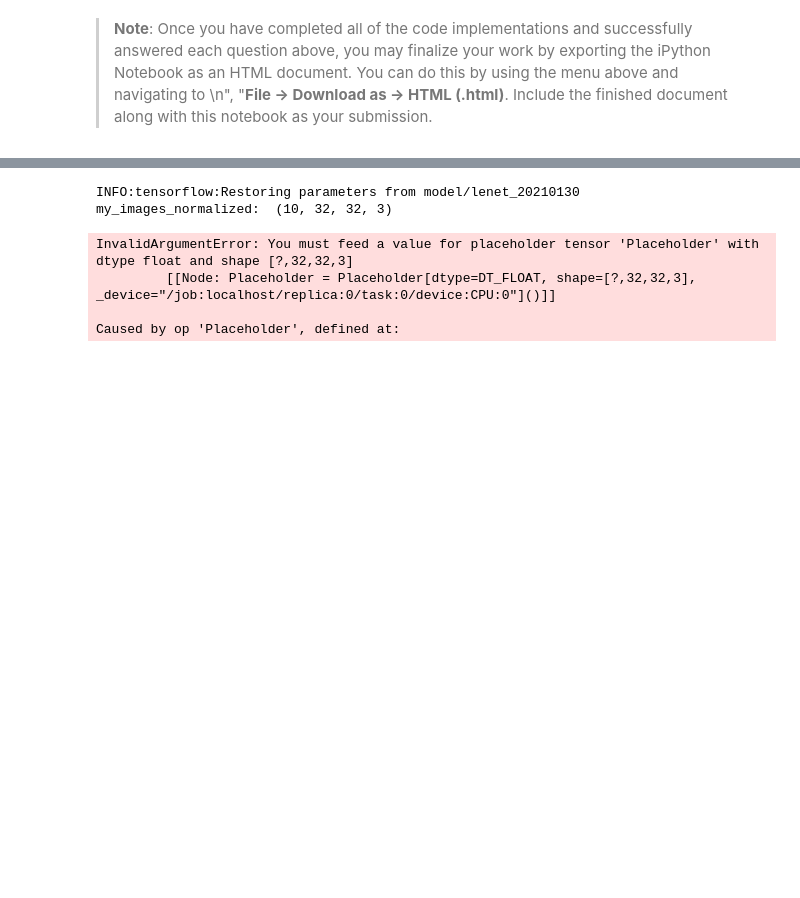
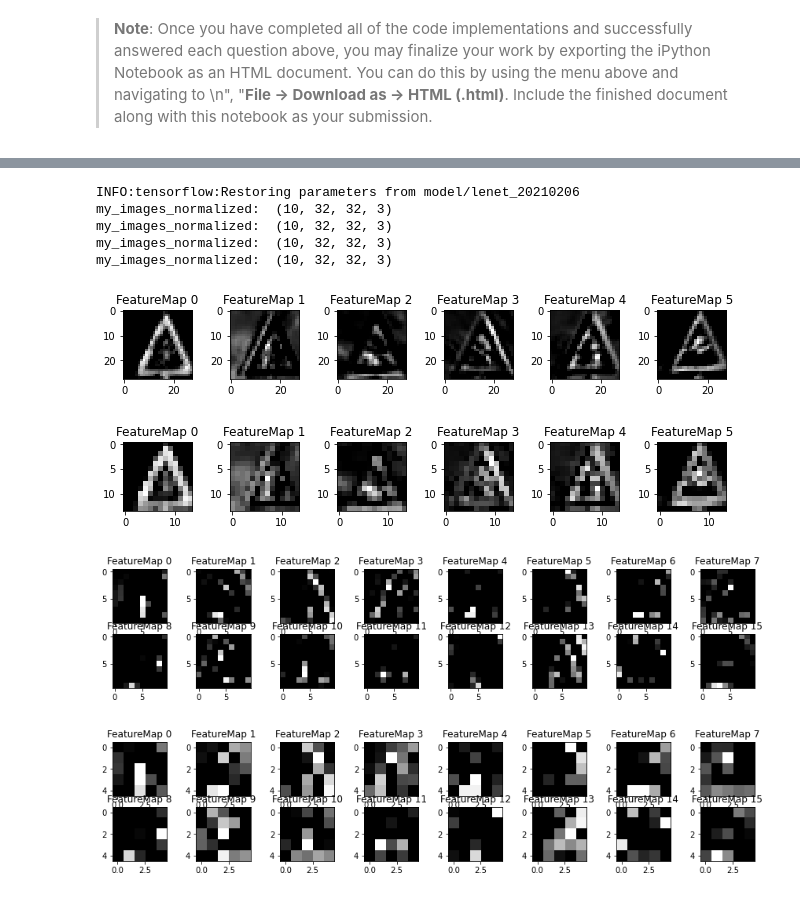
Before and after one commit to Ventu012/P3_TrafficSignClassifier, a Jupyter notebook: Traffic_Sign_Classifier.ipynb, the cells around one changed output, grey strips where cells are left out. Saved outputs shown, nothing was run; the diff lists cells and outputs as text; code cells hidden in the pictures; blank space fills up the shorter version.

```diff
--- a/Traffic_Sign_Classifier.ipynb
+++ b/Traffic_Sign_Classifier.ipynb
@@ -705,14 +726,15 @@ For an example of what feature map outputs look like, check out NVIDIA's results
 # activation_min/max: can be used to view the activation contrast in more detail, by default matplot sets min and max to the actual min and max values of the output
 # plt_num: used to plot out multiple different weight feature map sets on the same block, just extend the plt number for each new feature map entry
 
-def outputFeatureMap(image_input, tf_activation, activation_min=-1, activation_max=-1 ,plt_num=1):
+def outputFeatureMap(image_input, tf_activation, activation_min=-1, activation_max=-1 ,plt_num=1, report_name=''):
     # Here make sure to preprocess your image_input in a way your network expects
     # with size, normalization, ect if needed
     # image_input =
     # Note: x should be the same name as your network's tensorflow data placeholder variable
     # If you get an error tf_activation is not defined it may be having trouble accessing the variable from inside a function
     print('my_images_normalized: ', my_images_normalized.shape)
-    activation = tf_activation.eval(session=sess,feed_dict={x: my_images_normalized, keep_prob: 1.0, keep_prob2:1.0})
+    activation = tf_activation.eval(session=sess,feed_dict={x: my_images_normalized})
+    #activation = tf_activation.eval(session=sess,feed_dict={x: my_images_normalized, keep_prob: 1.0, keep_prob2:1.0})
     featuremaps = activation.shape[3]
     plt.figure(plt_num, figsize=(15,15))
     for featuremap in range(featuremaps):
@@ -726,26 +748,31 @@ def outputFeatureMap(image_input, tf_activation, activation_min=-1, activation_m
             plt.imshow(activation[0,:,:, featuremap], interpolation="nearest", vmin=activation_min, cmap="gray")
         else:
             plt.imshow(activation[0,:,:, featuremap], interpolation="nearest", cmap="gray")
+
+    plt.savefig('report_images/'+report_name+'_image.png')
 # %%
 with tf.Session() as sess:
     saver.restore(sess, tf.train.latest_checkpoint('model/'))
     #print([n.name for n in tf.get_default_graph().as_graph_def().node])
 
     conv_layer_1 = sess.graph.get_tensor_by_name('conv_layer_1:0')
-    outputFeatureMap(my_images_normalized,conv_layer_1, activation_min=-1, activation_max=-1, plt_num=1)
+    outputFeatureMap(my_images_normalized,conv_layer_1, activation_min=-1, activation_max=-1, plt_num=1, report_name='conv_layer_1')
 
     max_pool_layer_1 = sess.graph.get_tensor_by_name('max_pool_layer_1:0')
-    outputFeatureMap(my_images_normalized,max_pool_layer_1, activation_min=-1, activation_max=-1, plt_num=2)
+    outputFeatureMap(my_images_normalized,max_pool_layer_1, activation_min=-1, activation_max=-1, plt_num=2, report_name='max_pool_layer_1')
 
     conv_layer_2 = sess.graph.get_tensor_by_name('conv_layer_2:0')
-    outputFeatureMap(my_images_normalized,conv_layer_2, activation_min=-1, activation_max=-1, plt_num=3)
+    outputFeatureMap(my_images_normalized,conv_layer_2, activation_min=-1, activation_max=-1, plt_num=3, report_name='conv_layer_2')
 
     max_pool_layer_2 = sess.graph.get_tensor_by_name('max_pool_layer_2:0')
-    outputFeatureMap(my_images_normalized,max_pool_layer_2, activation_min=-1, activation_max=-1, plt_num=4)
+    outputFeatureMap(my_images_normalized,max_pool_layer_2, activation_min=-1, activation_max=-1, plt_num=4, report_name='max_pool_layer_2')
 # %% [output]
-INFO:tensorflow:Restoring parameters from model/lenet_20210130
+INFO:tensorflow:Restoring parameters from model/lenet_20210206
 my_images_normalized:  (10, 32, 32, 3)
+my_images_normalized:  (10, 32, 32, 3)
+my_images_normalized:  (10, 32, 32, 3)
+my_images_normalized:  (10, 32, 32, 3)
-InvalidArgumentError: You must feed a value for placeholder tensor 'Placeholder' with dtype float and shape [?,32,32,3]
-         [[Node: Placeholder = Placeholder[dtype=DT_FLOAT, shape=[?,32,32,3], _device="/job:localhost/replica:0/task:0/device:CPU:0"]()]]
-
-Caused by op 'Placeholder', defined at:
+[figure, added]
+[figure, added]
+[figure, added]
+[figure, added]
```
Also changed, not shown: parts of 13 cells of this notebook, 8 other files.
